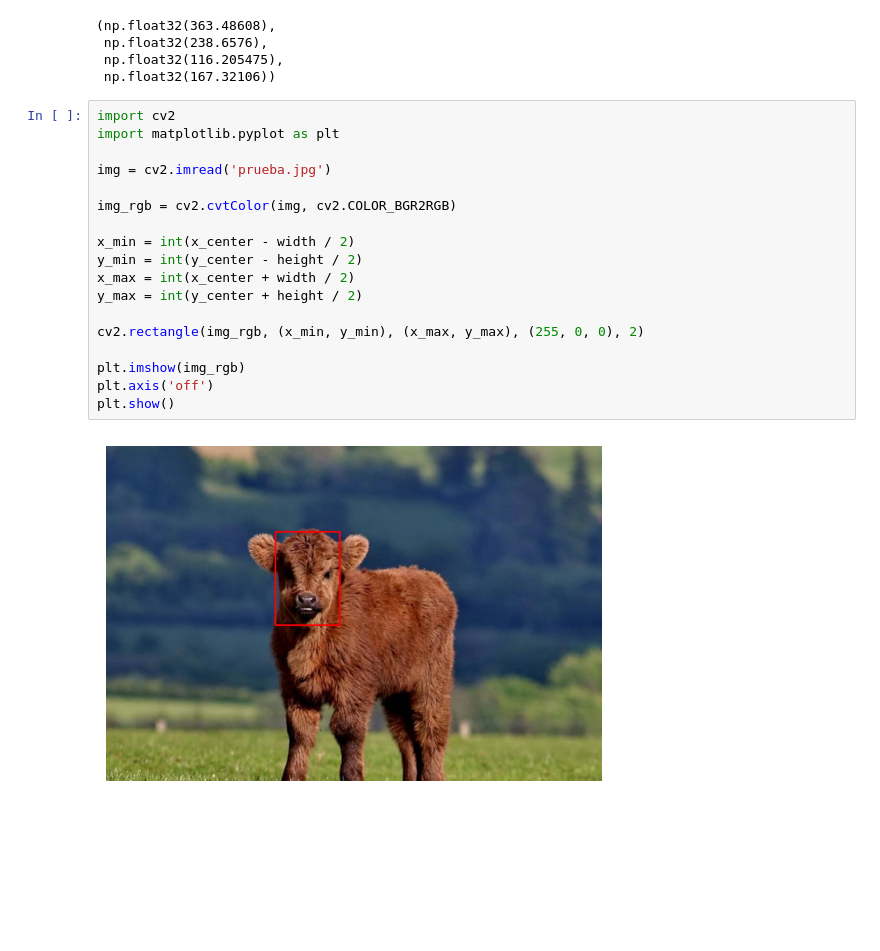
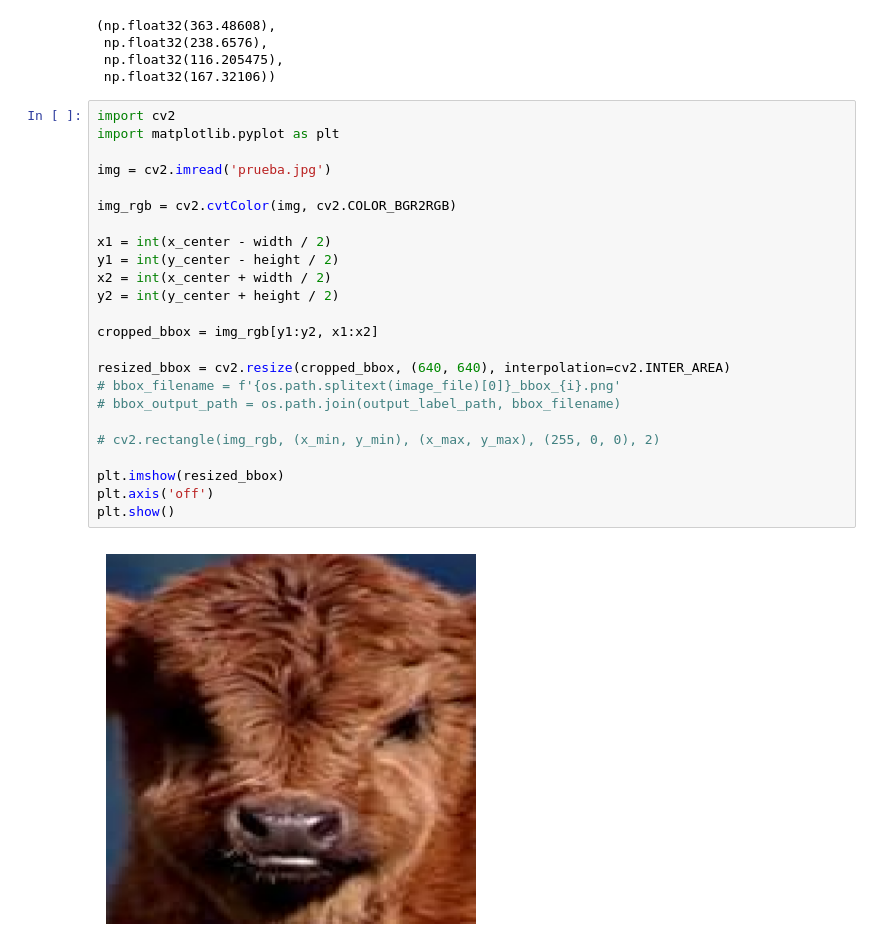
Before and after one commit to felipeflorian/cow-face-identification-with-siamese-network-and-YOLOv11, a Jupyter notebook: yolo_model/cow_face_detection_with_YOLOv11.ipynb, the cells around one changed output. Drawn from its saved outputs; the diff is of its cells as text; blank space fills up the shorter version.

```diff
--- a/yolo_model/cow_face_detection_with_YOLOv11.ipynb
+++ b/yolo_model/cow_face_detection_with_YOLOv11.ipynb
@@ -222,20 +222,26 @@ Speed: 3.2ms preprocess, 12.9ms inference, 1.6ms postprocess per image at shape
 # %%
 import cv2
 import matplotlib.pyplot as plt
 
 img = cv2.imread('prueba.jpg')
 
 img_rgb = cv2.cvtColor(img, cv2.COLOR_BGR2RGB)
 
-x_min = int(x_center - width / 2)
-y_min = int(y_center - height / 2)
-x_max = int(x_center + width / 2)
-y_max = int(y_center + height / 2)
+x1 = int(x_center - width / 2)
+y1 = int(y_center - height / 2)
+x2 = int(x_center + width / 2)
+y2 = int(y_center + height / 2)
 
-cv2.rectangle(img_rgb, (x_min, y_min), (x_max, y_max), (255, 0, 0), 2)
+cropped_bbox = img_rgb[y1:y2, x1:x2]
 
-plt.imshow(img_rgb)
+resized_bbox = cv2.resize(cropped_bbox, (640, 640), interpolation=cv2.INTER_AREA)
+# bbox_filename = f'{os.path.splitext(image_file)[0]}_bbox_{i}.png'
+# bbox_output_path = os.path.join(output_label_path, bbox_filename)
+
+# cv2.rectangle(img_rgb, (x_min, y_min), (x_max, y_max), (255, 0, 0), 2)
+
+plt.imshow(resized_bbox)
 plt.axis('off')
 plt.show()
 # %% [output]
-[figure, old version]
+[figure, new version]
```
Also changed, not shown: 1 other file.
